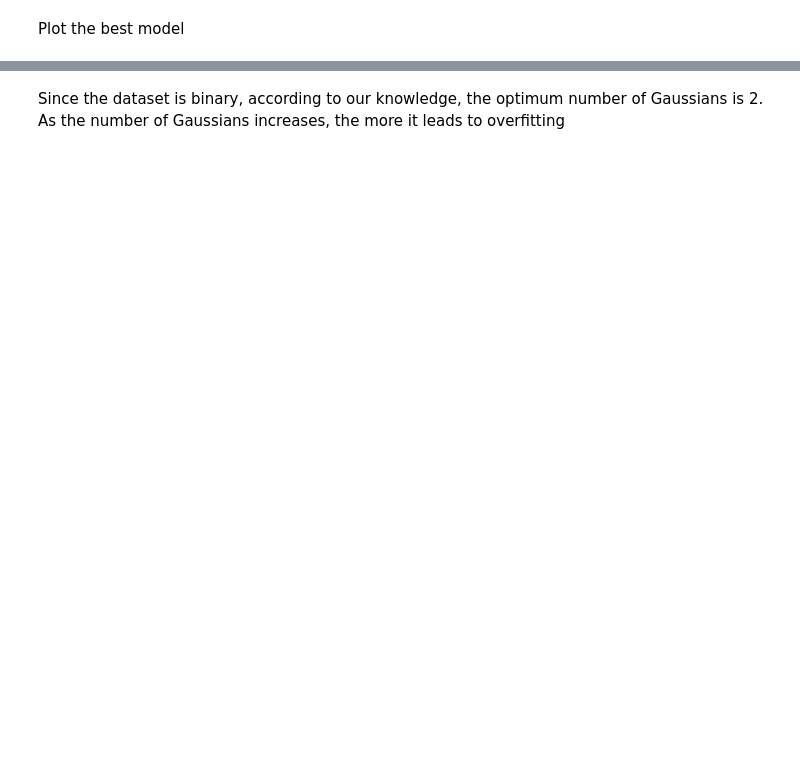
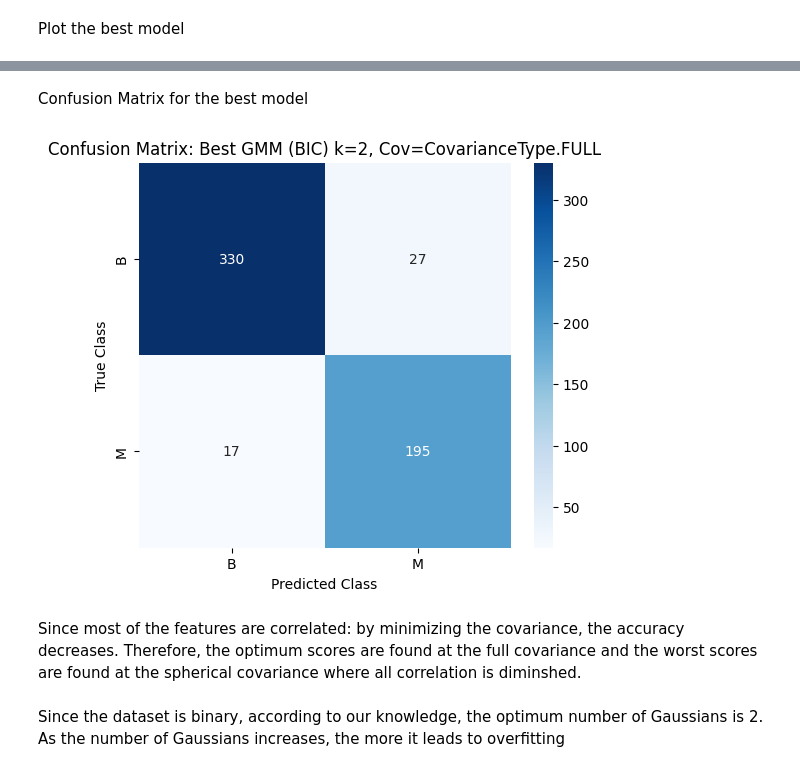
Before and after one commit to minareda417/Unsupervised-learning, a Jupyter notebook: gmm/gmm_experiment.ipynb, the cells around one changed output, grey strips where cells are left out. Cells and saved outputs as stored; diff of their text form; code cells hidden in the pictures; blank space fills up the shorter version.

```diff
--- a/gmm/gmm_experiment.ipynb
+++ b/gmm/gmm_experiment.ipynb
@@ -110,2 +203,20 @@ Since most of the features are correlated: by minimizing the covariance, the acc
+# %% [markdown]
+Confusion Matrix for the best model
+# %%
+# confusion matrix: true labels vs clusters
+cm = confusion_matrix(Y, mapped_clusters)
+# %%
+plt.figure(figsize=(6,5))
+sns.heatmap(cm, annot=True, fmt='d', cmap='Blues',
+            xticklabels=np.unique(mapped_clusters),
+            yticklabels=np.unique(Y))
+plt.xlabel("Predicted Class")
+plt.ylabel("True Class")
+plt.title(f"Confusion Matrix: Best GMM (BIC) k={best_k}, Cov={best_cov}")
+plt.show()
+# %% [output]
+[figure, added]
+# %% [markdown]
+Since most of the features are correlated: by minimizing the covariance, the accuracy decreases. Therefore, the optimum scores are found at the full covariance and the worst scores are found at the spherical covariance where all correlation is diminshed.
 # %% [markdown]
 Since the dataset is binary, according to our knowledge, the optimum number of Gaussians is 2. As the number of Gaussians increases, the more it leads to overfitting
```
Also changed, not shown: parts of 24 cells of this notebook.
